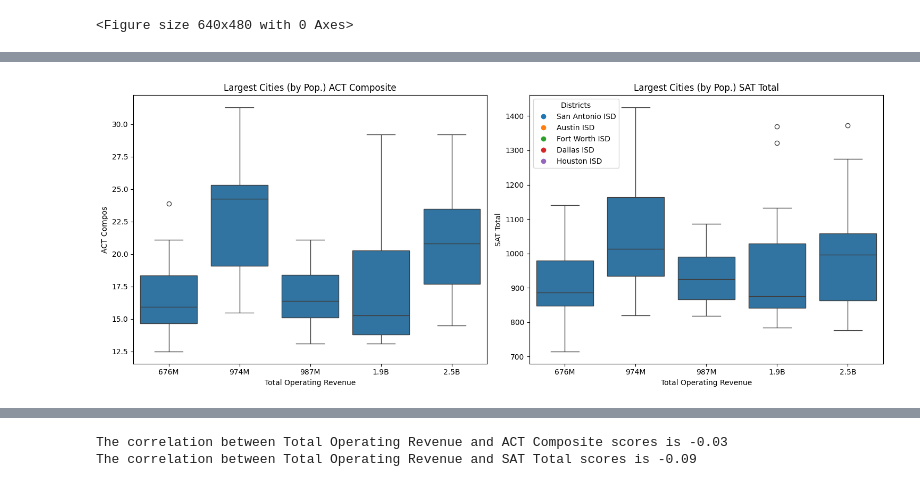
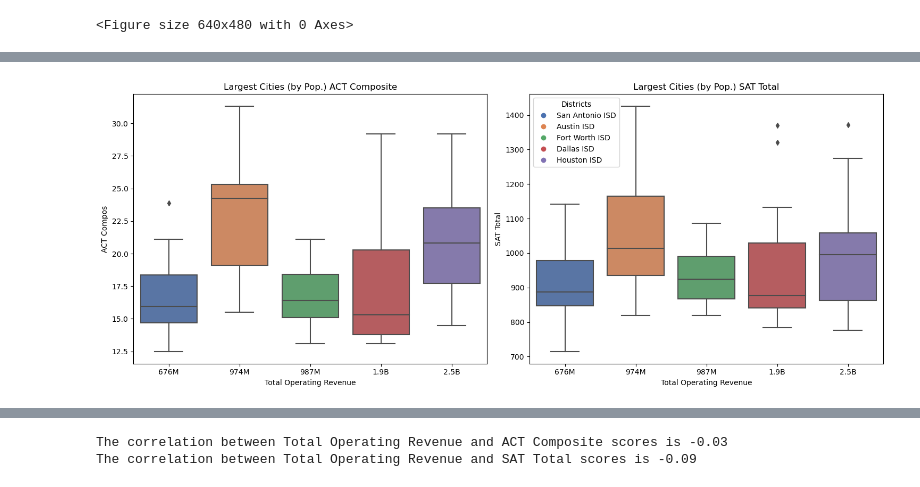
Before and after one commit to Amarilli/TexasISDs, a Jupyter notebook: project_notebook/texasisddata.ipynb, the cells around one changed output, grey strips where cells are left out. Saved outputs shown, nothing was run; the diff lists cells and outputs as text; code cells hidden in the pictures.

Commit message:
changed boxplot colors to show up consistently

```diff
--- a/project_notebook/texasisddata.ipynb
+++ b/project_notebook/texasisddata.ipynb
@@ -623,37 +623,37 @@ largest_sample = score_finance_complete.loc[(score_finance_complete["District Na
 
 x = [0,1,2,3,4]
 labels = ["676M", "974M", "987M", "1.9B", "2.5B"]
 fig, axes = plt.subplots(nrows=1, ncols=2, figsize=(15, 6))
 
-sns.boxplot(data=score_finance_complete, x=largest_sample, y="ACT Compos", ax=axes[0])
+sns.boxplot(data=score_finance_complete, x=largest_sample, y="ACT Compos", ax=axes[0], palette="deep")
 axes[0].set_title("Largest Cities (by Pop.) ACT Composite")
 axes[0].set_xticks(x)
 axes[0].set_xticklabels(labels)
 
-sns.boxplot(data=score_finance_complete, x=largest_sample, y="SAT Total", ax=axes[1])
+sns.boxplot(data=score_finance_complete, x=largest_sample, y="SAT Total", ax=axes[1], palette="deep")
 axes[1].set_title("Largest Cities (by Pop.) SAT Total")
 axes[1].set_xticks(x)
 axes[1].set_xticklabels(labels)
 
 legend_labels = ["San Antonio ISD", "Austin ISD", "Fort Worth ISD", "Dallas ISD", "Houston ISD"]
-legend_colors = sns.color_palette()
+legend_colors = sns.color_palette("deep")
 
 # Create a legend with custom labels and colors
 legend = plt.legend(title="Districts", labels=legend_labels, handles=[
     plt.Line2D([0], [0], marker='o', color='w', markerfacecolor=color, markersize=8) for color in legend_colors
 ], loc="upper left")
 
 # Set the legend title color to match the boxplot colors
 legend.get_title().set_color('black')
 
 # Adjust layout to prevent overlap
 plt.tight_layout()
 
 plt.savefig("images/ACT-SAT-Boxplots.png")
 
 plt.show()
 # %% [output]
-[figure, old version]
+[figure, new version]
 # %%
 #sat and act scatter plots
 fig, axes = plt.subplots(nrows=1, ncols=2, figsize=(12, 5))
```
Also changed, not shown: parts of 5 cells of this notebook, 12 other files.
